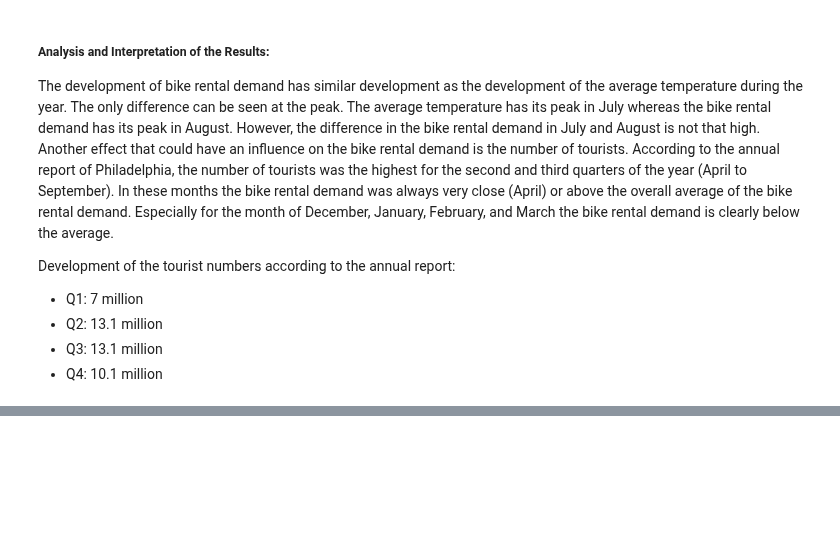
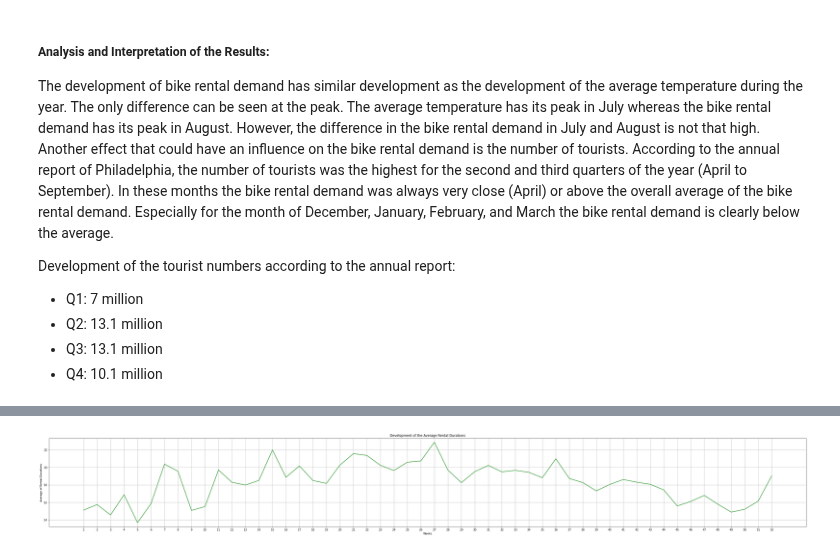
Before and after one commit to yassinehammou27/intentionally_blank, a Jupyter notebook: Team Assignment - Intentionally Blank.ipynb, the cells around one changed output, grey strips where cells are left out. Drawn from its saved outputs; the diff is of its cells as text; code cells hidden in the pictures; blank space fills up the shorter version.

```diff
--- a/Team Assignment - Intentionally Blank.ipynb
+++ b/Team Assignment - Intentionally Blank.ipynb
@@ -633,0 +718,14 @@ Development of the tourist numbers according to the annual report:
+# %%
+#Vizualize development of average durations for each week
+plt.plot(df_duration_weekly["week"],
+       df_duration_weekly["avg_duration_per_rental_in_min"],
+       color="green")
+plt.grid(True)
+plt.xticks(range(1,53,1))
+plt.rcParams["figure.figsize"] = (30,6)
+plt.xlabel("Weeks")
+plt.ylabel("Average of Rental Durations")
+plt.title("Development of the Average Rental Durations")
+plt.show()
+# %% [output]
+[figure, added]
```
Also changed, not shown: parts of 7 cells of this notebook.
